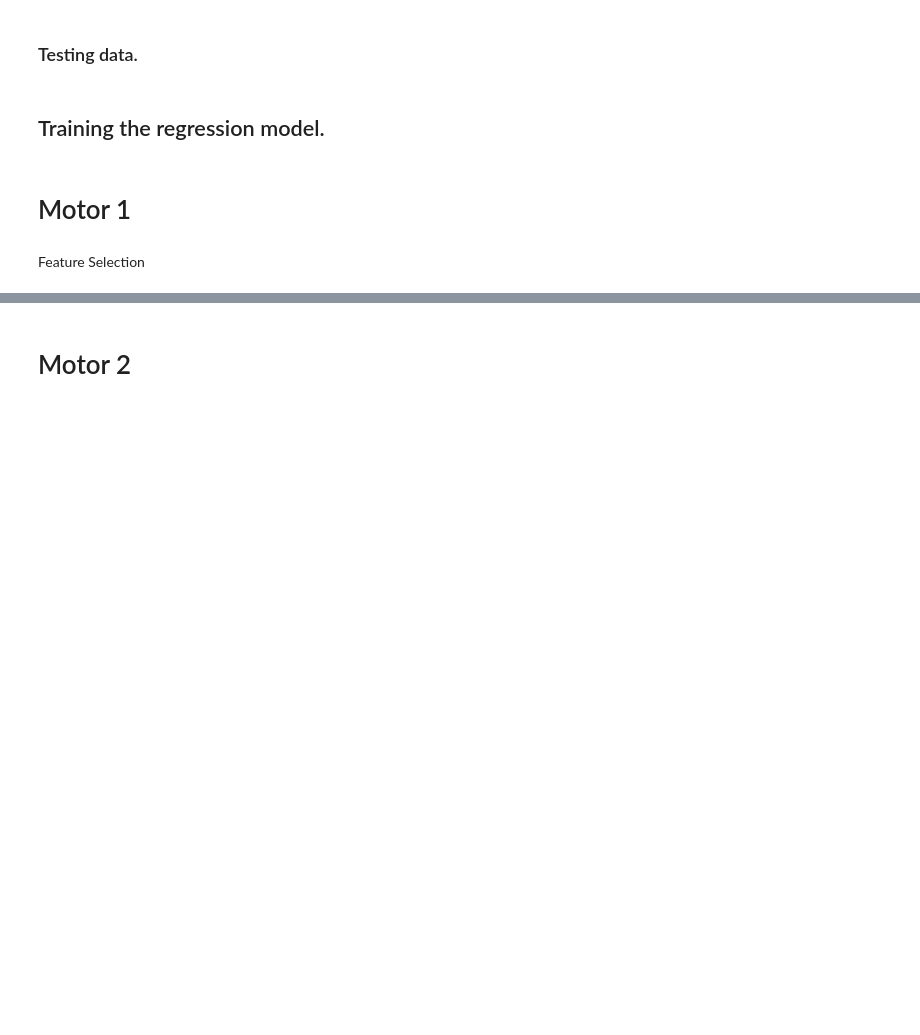
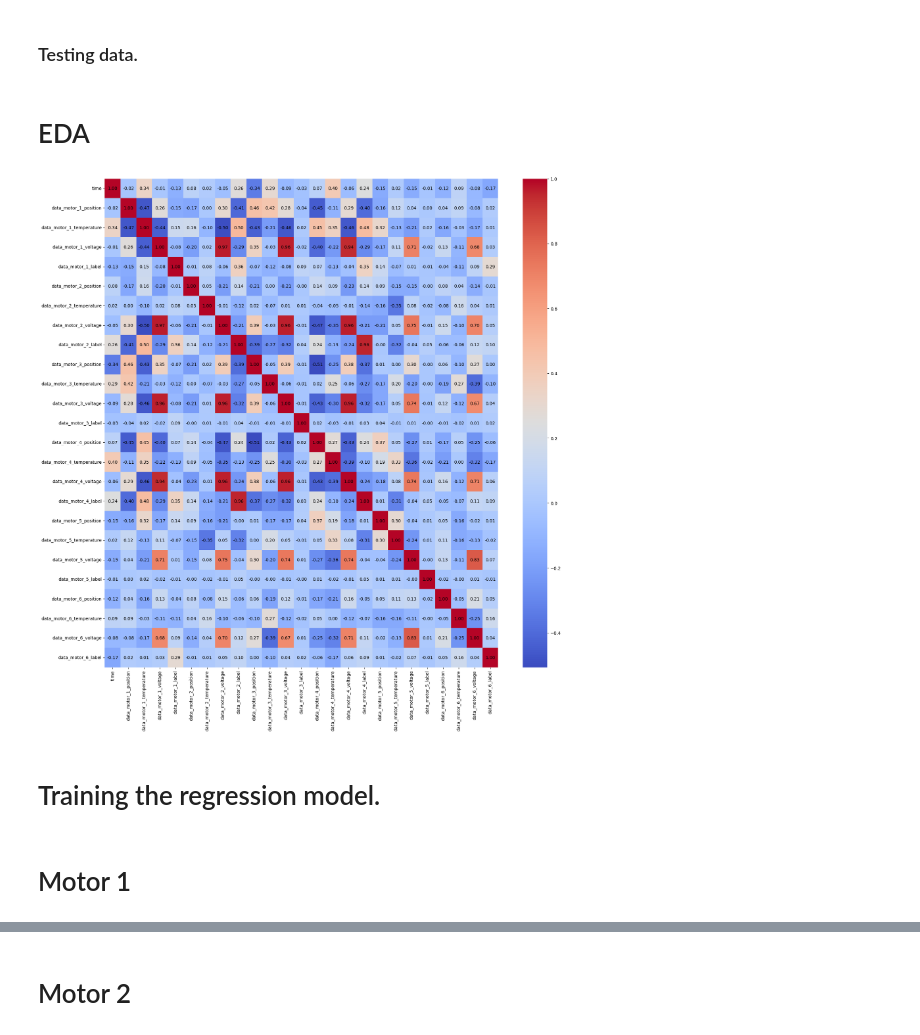
Before and after one commit to LucasTramonte/digital_twin_robot, a Jupyter notebook: projects/maintenance_industry_4_2024/ws_group_1/deliverables/Kaggle_Regression.ipynb, the cells around one changed output, grey strips where cells are left out. Saved outputs shown, nothing was run; the diff lists cells and outputs as text; code cells hidden in the pictures; blank space fills up the shorter version.

```diff
--- a/projects/maintenance_industry_4_2024/ws_group_1/deliverables/Kaggle_Regression.ipynb
+++ b/projects/maintenance_industry_4_2024/ws_group_1/deliverables/Kaggle_Regression.ipynb
@@ -112,9 +112,8 @@ def pre_processing(df: pd.DataFrame):
         df['position'] = df['position'] - df['position'].iloc[0]
 
     # Start processing.
-    #lowpass_filter(df,cutoff_frequency,sampling_frequency)
     customized_outlier_removal(df)
-    #remove_seq_variability(df)
+    remove_seq_variability(df)
 
 # Ignore warnings.
 warnings.filterwarnings('ignore')
@@ -190,8 +216,23 @@ df_experiment = df_train[df_train['test_condition'].isin(normal_test_id)]
 # Read all the dataset. Change to your dictionary if needed.
 base_dictionary = '../../dataset/testing_data/'
 df_test = read_all_test_data_from_path(base_dictionary, pre_processing, is_plot=False)
+# %% [markdown]
+# EDA
+# %%
+# Compute correlation matrix
+correlation_matrix = df_train.iloc[:,:-1].corr()
+
+# Plot correlation matrix using seaborn
+plt.figure(figsize=(20, 20))  # Adjust width and height as needed
+sns.heatmap(correlation_matrix, cmap='coolwarm', fmt=".2f")
+
+for i in range(len(correlation_matrix)):
+    for j in range(len(correlation_matrix)):
+        plt.text(j + 0.5, i + 0.5, '{:.2f}'.format(correlation_matrix.iloc[i, j]), ha='center', va='center', color='black')
+# %% [output]
+[figure, added]
 # %% [markdown]
-## Training the regression model.
+# Training the regression model.
 # %%
 def run_all_motors_validation(motor_label, drop_list):
     feature_list_all = df_experiment.drop(columns=drop_list + ["test_condition"] + label_columns).columns.tolist()
@@ -270,5 +318,3 @@ def run_all_motors_validation(motor_label, drop_list):
     return model_predictions, best_params
 # %% [markdown]
 # Motor 1
-# %% [markdown]
-Feature Selection
```
Also changed, not shown: parts of 32 cells of this notebook, 6 other files.
